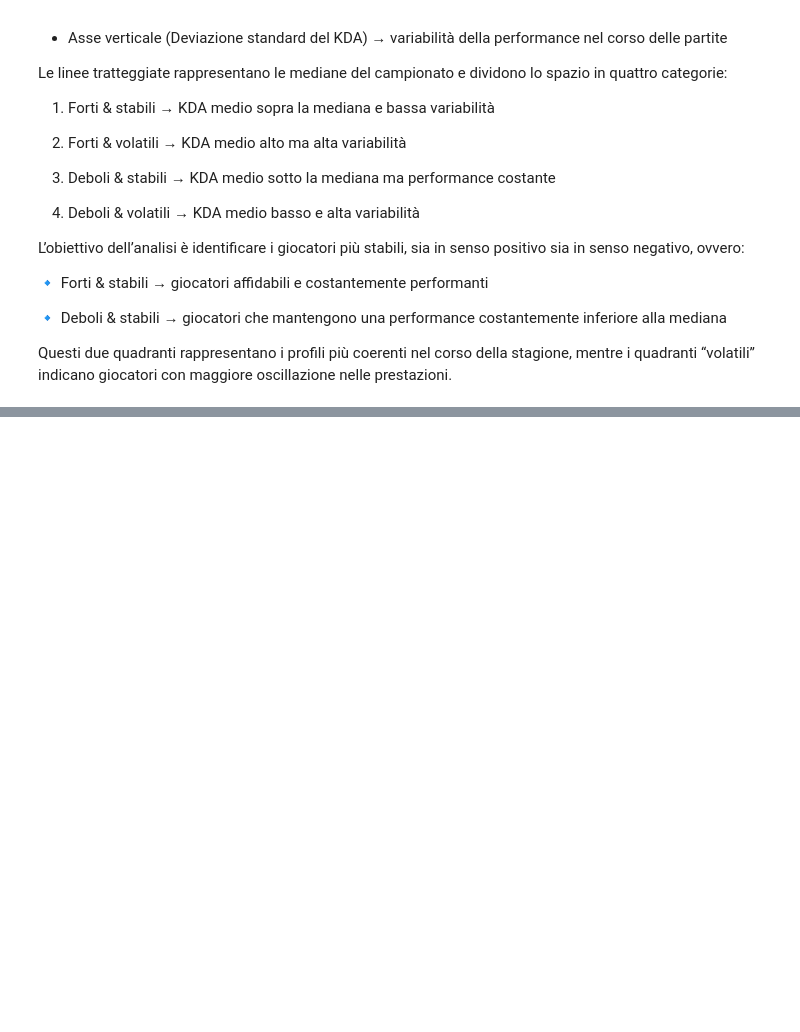
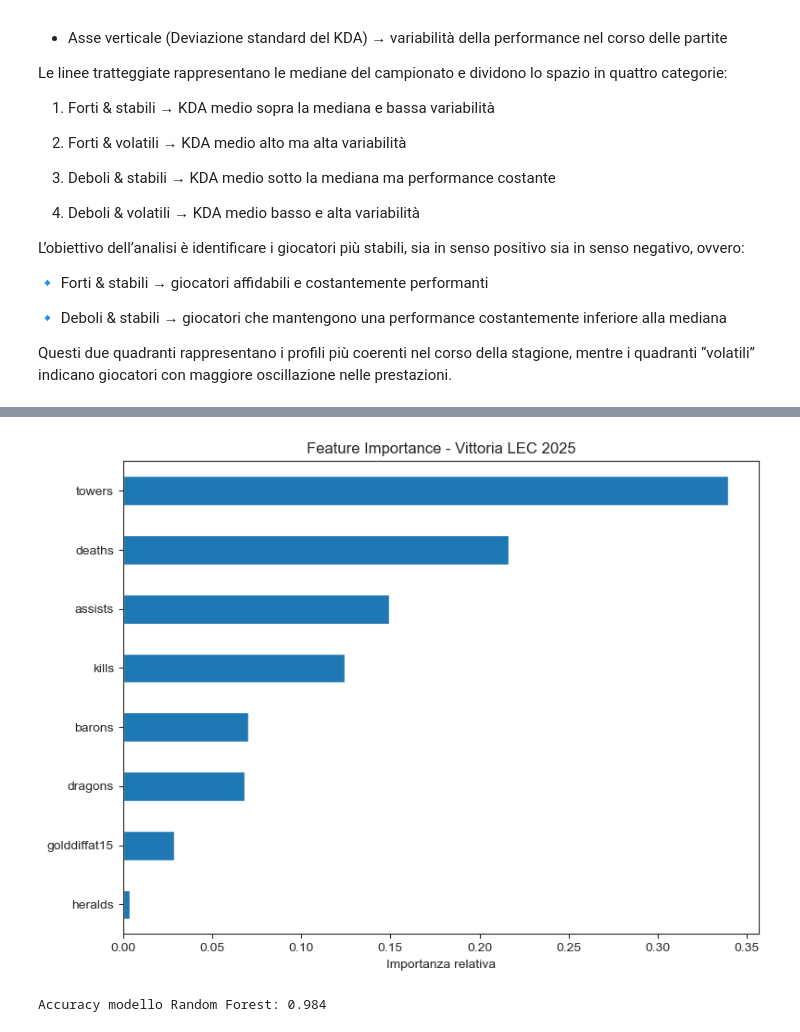
Before and after one commit to AnalystEca/G2-project-analysis, a Jupyter notebook: G2_analisi.ipynb, the cells around one changed output, grey strips where cells are left out. Cells and saved outputs as stored; diff of their text form; code cells hidden in the pictures; blank space fills up the shorter version.

```diff
--- a/G2_analisi.ipynb
+++ b/G2_analisi.ipynb
@@ -2298,0 +2455,35 @@ Questi due quadranti rappresentano i profili più coerenti nel corso della stagi
+# %%
+features = [
+    'golddiffat15',
+    'kills',
+    'deaths',
+    'assists',
+    'dragons',
+    'barons',
+    'heralds',
+    'towers'
+]
+
+X = team_df[features].copy()
+y = team_df['result']
+# %%
+from sklearn.model_selection import train_test_split
+from sklearn.ensemble import RandomForestClassifier
+
+X_train, X_test, y_train, y_test = train_test_split(
+    X, y, test_size=0.2, random_state=42
+)
+
+rf = RandomForestClassifier(
+    n_estimators=300,
+    random_state=42
+)
+
+rf.fit(X_train, y_train)
+
+importances = pd.Series(
+    rf.feature_importances_,
+    index=X.columns
+).sort_values(ascending=False)
+
+importances
@@ -2298,0 +2500,22 @@ Questi due quadranti rappresentano i profili più coerenti nel corso della stagi
+# %%
+plt.figure(figsize=(8,6))
+importances.sort_values().plot(kind='barh')
+
+plt.title("Feature Importance - Vittoria LEC 2025")
+plt.xlabel("Importanza relativa")
+plt.tight_layout()
+plt.show()
+# %% [output]
+[figure, added]
+# %%
+from sklearn.metrics import accuracy_score
+
+# Predizioni sul test set
+y_pred = rf.predict(X_test)
+
+# Accuracy
+accuracy = accuracy_score(y_test, y_pred)
+
+print("Accuracy modello Random Forest:", round(accuracy, 3))
+# %% [output]
+Accuracy modello Random Forest: 0.984
```
Also changed, not shown: parts of 12 cells of this notebook, 1 other file.
